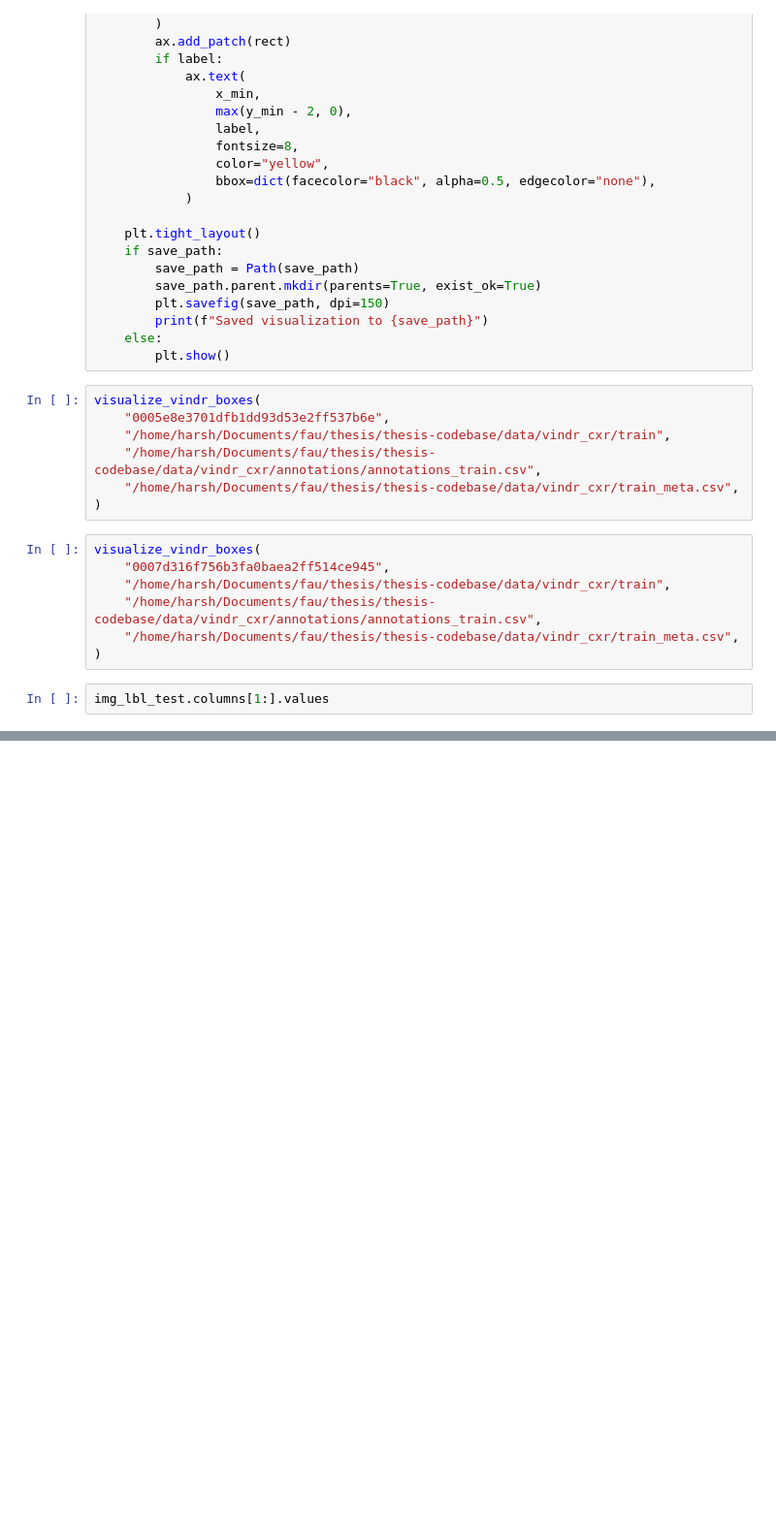
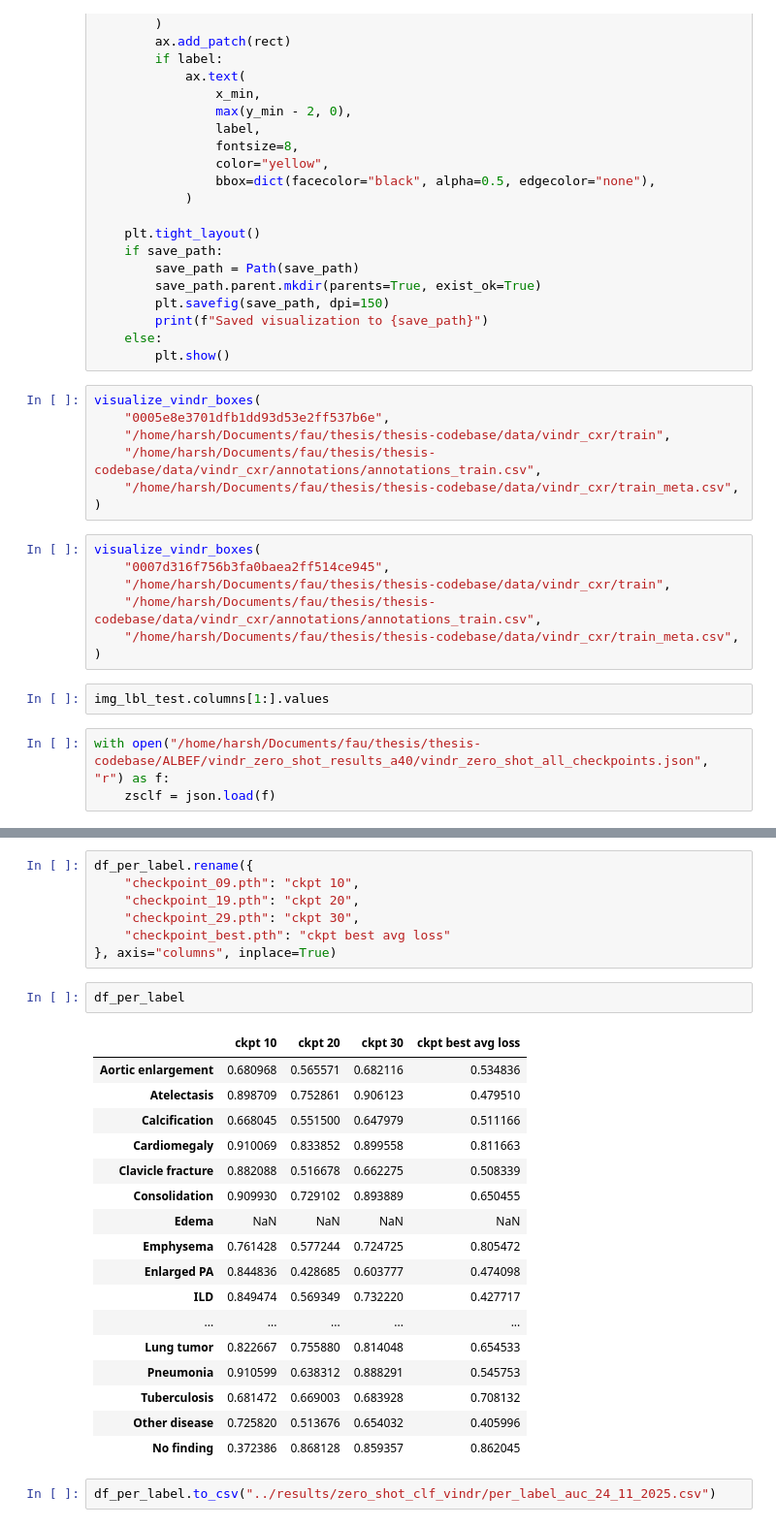
Before and after one commit to harshvardhan10/thesis-codebase, a Jupyter notebook: notebooks/eda_vindr_cxr.ipynb, the cells around one changed output, grey strips where cells are left out. Shown at 97% size. Saved outputs shown, nothing was run; the diff lists cells and outputs as text; blank space fills up the shorter version.

```diff
--- a/notebooks/eda_vindr_cxr.ipynb
+++ b/notebooks/eda_vindr_cxr.ipynb
@@ -193,3 +225,6 @@ visualize_vindr_boxes(
 )
 # %%
 img_lbl_test.columns[1:].values
+# %%
+with open("/home/harsh/Documents/fau/thesis/thesis-codebase/ALBEF/vindr_zero_shot_results_a40/vindr_zero_shot_all_checkpoints.json", "r") as f:
+    zsclf = json.load(f)
@@ -195,0 +311,29 @@ img_lbl_test.columns[1:].values
+# %%
+df_per_label.rename({
+    "checkpoint_09.pth": "ckpt 10",
+    "checkpoint_19.pth": "ckpt 20",
+    "checkpoint_29.pth": "ckpt 30",
+    "checkpoint_best.pth": "ckpt best avg loss"
+}, axis="columns", inplace=True)
+# %%
+df_per_label
+# %% [output]
+|  | ckpt 10 | ckpt 20 | ckpt 30 | ckpt best avg loss |
+| Aortic enlargement | 0.680968 | 0.565571 | 0.682116 | 0.534836 |
+| Atelectasis | 0.898709 | 0.752861 | 0.906123 | 0.479510 |
+| Calcification | 0.668045 | 0.551500 | 0.647979 | 0.511166 |
+| Cardiomegaly | 0.910069 | 0.833852 | 0.899558 | 0.811663 |
+| Clavicle fracture | 0.882088 | 0.516678 | 0.662275 | 0.508339 |
+| Consolidation | 0.909930 | 0.729102 | 0.893889 | 0.650455 |
+| Edema | NaN | NaN | NaN | NaN |
+| Emphysema | 0.761428 | 0.577244 | 0.724725 | 0.805472 |
+| Enlarged PA | 0.844836 | 0.428685 | 0.603777 | 0.474098 |
+| ILD | 0.849474 | 0.569349 | 0.732220 | 0.427717 |
+| ... | ... | ... | ... | ... |
+| Lung tumor | 0.822667 | 0.755880 | 0.814048 | 0.654533 |
+| Pneumonia | 0.910599 | 0.638312 | 0.888291 | 0.545753 |
+| Tuberculosis | 0.681472 | 0.669003 | 0.683928 | 0.708132 |
+| Other disease | 0.725820 | 0.513676 | 0.654032 | 0.405996 |
+| No finding | 0.372386 | 0.868128 | 0.859357 | 0.862045 |
+# %%
+df_per_label.to_csv("../results/zero_shot_clf_vindr/per_label_auc_24_11_2025.csv")
```
Also changed, not shown: parts of 11 cells of this notebook, 1 other file.
